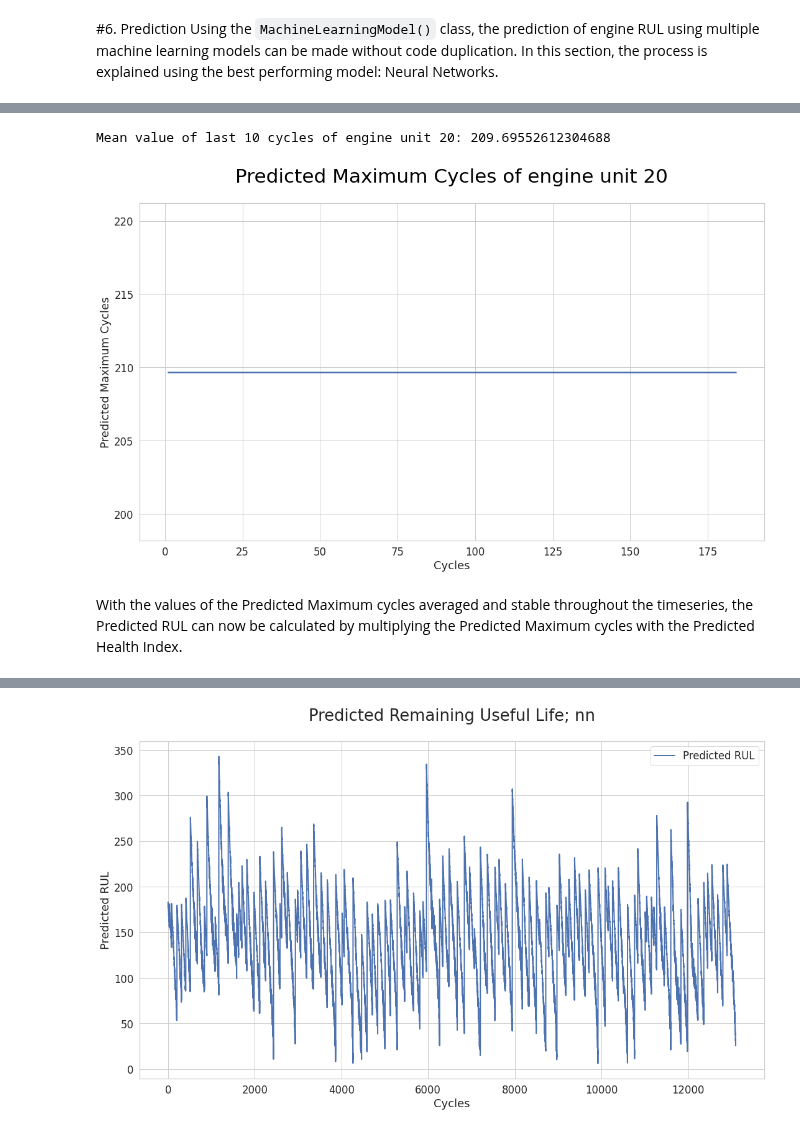
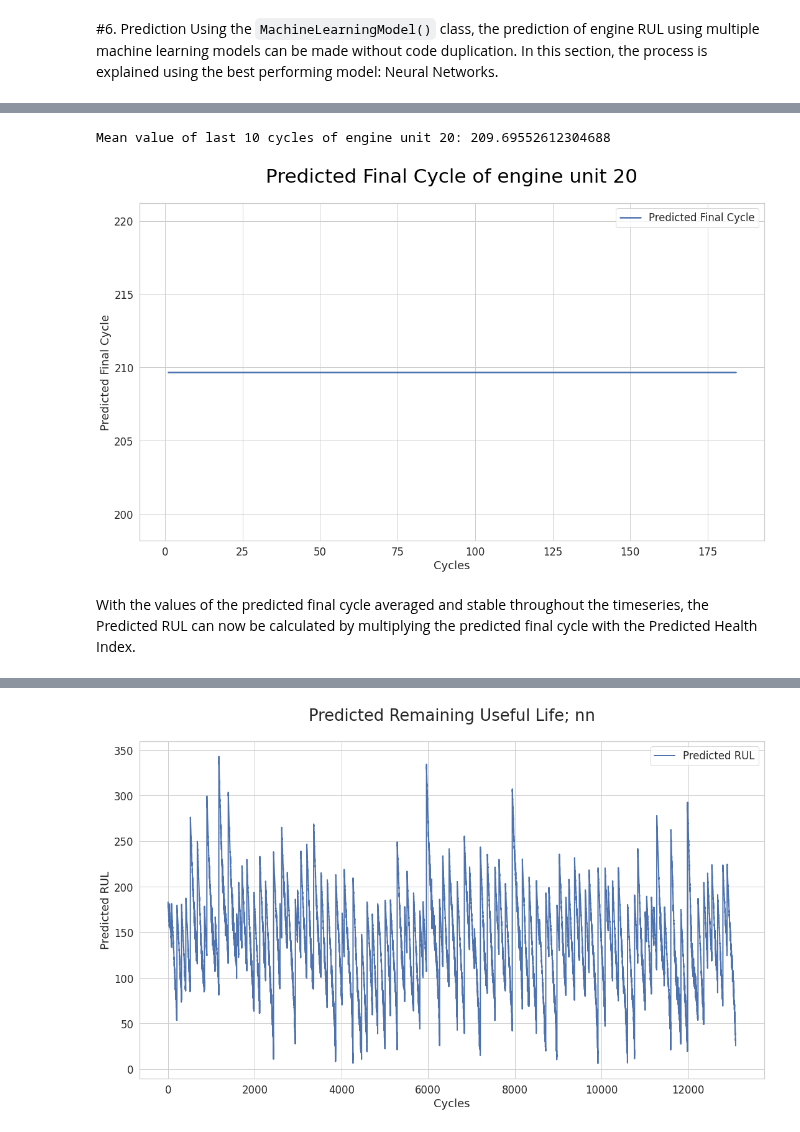
Before and after one commit to luqmanbuang/Aircraft-Engine-Lifetime-Prediction-with-Machine-Learning, a Jupyter notebook: Main.ipynb, the cells around one changed output, grey strips where cells are left out. Saved outputs shown, nothing was run; the diff lists cells and outputs as text; code cells hidden in the pictures.

```diff
--- a/Main.ipynb
+++ b/Main.ipynb
@@ -462,11 +461,11 @@ After averaging the predicted maximum cycles' values, we can see that it's value
 # %%
-NeuralNetwork.CalcPredMaxCycles()
-NeuralNetwork.PlotPredMaxCycles(20, display_mean=False)
+NeuralNetwork.CalcPredFinalCycle()
+NeuralNetwork.PlotPredFinalCycle(20, display_mean=False)
 # %% [output]
 Mean value of last 10 cycles of engine unit 20: 209.69552612304688
-[figure, old version]
+[figure, new version]
 # %% [markdown]
-With the values of the Predicted Maximum cycles averaged and stable throughout the timeseries, the Predicted RUL can now be calculated by multiplying the Predicted Maximum cycles with the Predicted Health Index.
+With the values of the predicted final cycle averaged and stable throughout the timeseries, the Predicted RUL can now be calculated by multiplying the predicted final cycle with the Predicted Health Index.
 # %%
 RUL_nn = NeuralNetwork.CalcPredRUL()
 NeuralNetwork.DataFrame()
```
Also changed, not shown: parts of 16 cells of this notebook.
